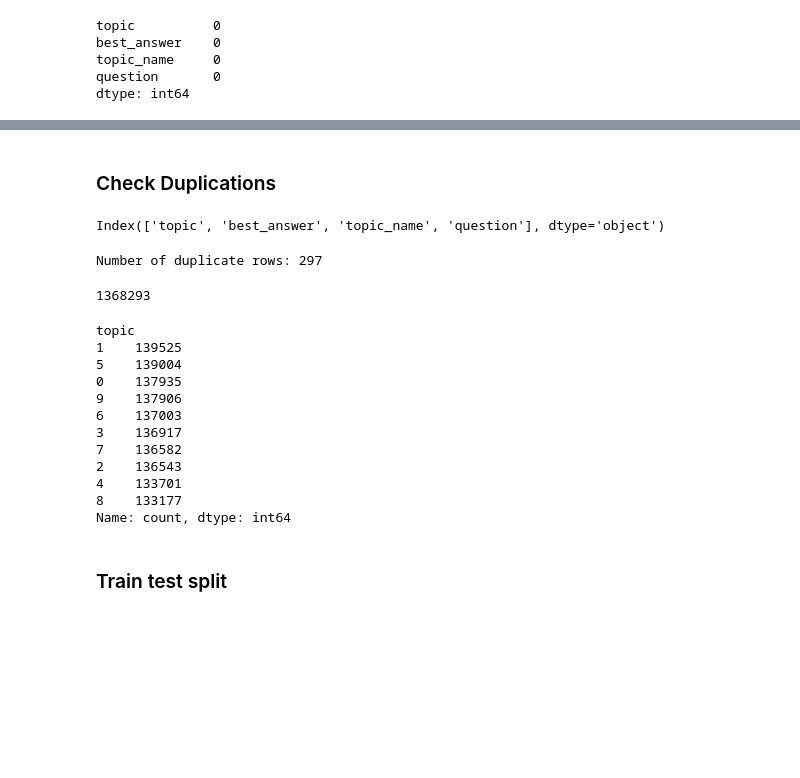
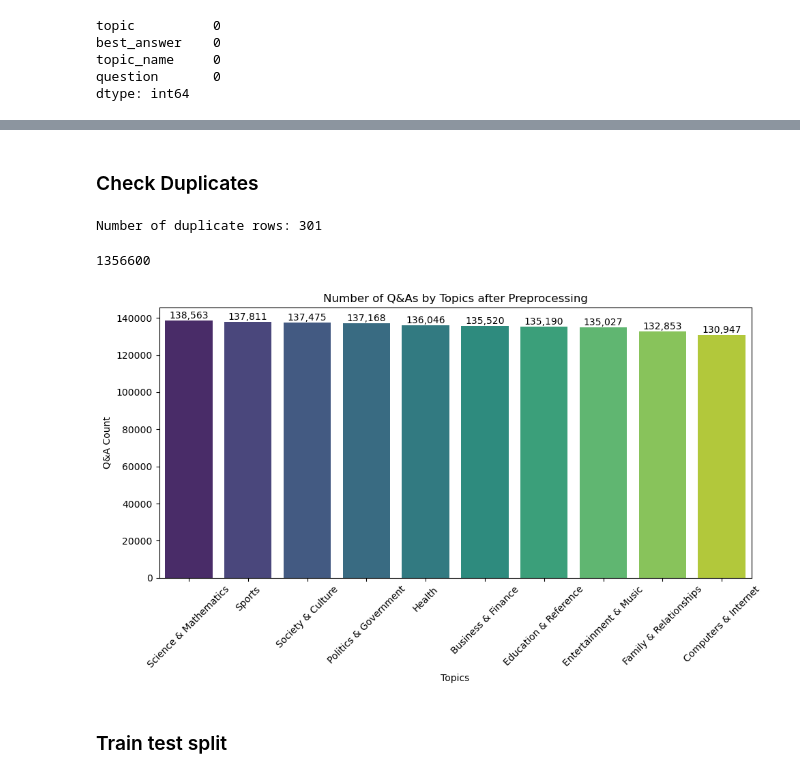
Before and after one commit to zikang-c/Yahoo-Answers-Topic-Classification, a Jupyter notebook: EDA.ipynb, the cells around one changed output, grey strips where cells are left out. Drawn from its saved outputs; the diff is of its cells as text; code cells hidden in the pictures; blank space fills up the shorter version.

Commit message:
removed URLs and added visualization

```diff
--- a/EDA.ipynb
+++ b/EDA.ipynb
@@ -232,12 +250,8 @@ train_clean
 # %% [markdown]
-### Check Duplications
+### Check Duplicates
-# %%
-train_clean.columns
-# %% [output]
-Index(['topic', 'best_answer', 'topic_name', 'question'], dtype='object')
 # %%
-duplicate_count = train_clean.duplicated(subset=['topic_name', 'question', 'best_answer']).sum()
+duplicate_count = train_clean.duplicated(subset=['topic', 'question', 'best_answer']).sum()
 print("Number of duplicate rows:", duplicate_count)
 # %% [output]
-Number of duplicate rows: 297
+Number of duplicate rows: 301
 # %%
@@ -246,24 +260,31 @@ train_clean_no_duplication = train_clean.drop_duplicates(subset=['topic_name', '
 # %%
-len(train_clean_no_duplication)
+len(train_clean_no_duplicates)
 # %% [output]
-1368293
+1356600
 # %%
 # check number of records for each topic
-topic_counts = train_clean_no_duplication['topic'].value_counts()
-topic_counts
+topic_counts = train_clean_no_duplicates['topic_name'].value_counts()
+topic_counts = pd.DataFrame(topic_counts)
-# %% [output]
-topic
-1    139525
-5    139004
-0    137935
-9    137906
-6    137003
-3    136917
-7    136582
-2    136543
-4    133701
-8    133177
-Name: count, dtype: int64
+# %%
+# Plotting the total count of MAC addresses per level
+plt.figure(figsize=(10, 6))
+sns.barplot(x='topic_name', y='count', hue='topic_name', data=topic_counts, palette='viridis')
+
+plt.xlabel('Topics')
+plt.ylabel('Q&A Count')
+plt.title('Number of Q&As by Topics after Preprocessing')
+
+# Rotate x-axis labels for better readability
+plt.xticks(rotation=45)
+
+# Add value labels on top of each bar
+for i, v in enumerate(topic_counts['count']):
+    plt.text(i, v, f'{v:,}', ha='center', va='bottom')
+
+plt.tight_layout()
+plt.show()
+# %% [output]
+[figure, added]
 # %% [markdown]
 ### Train test split
 # %%
```
Also changed, not shown: parts of 35 cells of this notebook.
